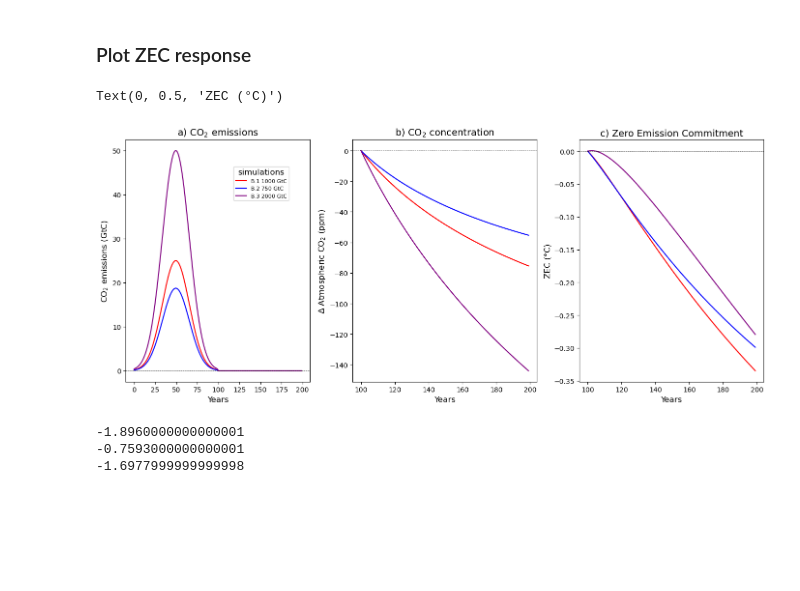
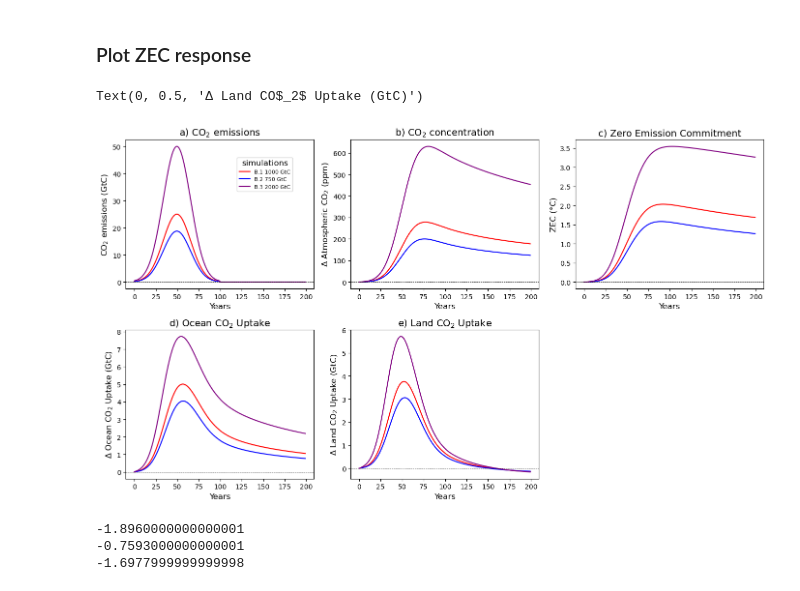
Before and after one commit to Matteo-Mastro/GWP_overshoot, a Jupyter notebook: Code/GWP_ACC2_ZECMIP.ipynb, the cells around one changed output. Saved outputs shown, nothing was run; the diff lists cells and outputs as text; code cells hidden in the pictures; blank space fills up the shorter version.

```diff
--- a/Code/GWP_ACC2_ZECMIP.ipynb
+++ b/Code/GWP_ACC2_ZECMIP.ipynb
@@ -111,56 +111,86 @@ Text(0, 0.5, 'GtC')
 ### Plot ZEC response
 # %%
 width_inch = 14
-height_inch = 6
+height_inch = 8
 fig = plt.figure(figsize=(width_inch, height_inch), tight_layout=True)
 
 ylabel = '°C'
 xlabel = 'Years'
 time = np.arange(0,501)
 
 # First Plot
 
-ax = fig.add_subplot(131)
+ax = fig.add_subplot(231)
 ax.plot(time[0:200],df_zec_b1.ANTCO2[0:200],label="B.1 1000 GtC", color="red", linewidth=1.5)
 ax.plot(time[0:200],df_zec_b2.ANTCO2[0:200],label="B.2 750 GtC", color="blue", linewidth=1.5)
 ax.plot(time[0:200],df_zec_b3.ANTCO2[0:200],label="B.3 2000 GtC", color="purple", linewidth=1.5)
 ax.axhline(0, linestyle = "dashed", color = "black", linewidth = 0.5, label='_nolegend_')
 ax.set_title('a) CO$_2$ emissions', size = 14)
 ax.set_xlabel(xlabel, size = 12)
 ax.set_ylabel("CO$_2$ emissions (GtC)", size = 12)
 ax.legend(title = "simulations", title_fontsize = 12,bbox_to_anchor=(0.9, 0.9),fontsize=8)
 
 # Second Plot
-dco2_b1 = (df_zec_b1.CONCO2 - df_zec_b1.CONCO2[100]) #[100:]
-dco2_b2 = (df_zec_b2.CONCO2 - df_zec_b2.CONCO2[100]) #[100:]
-dco2_b3 = (df_zec_b3.CONCO2 - df_zec_b3.CONCO2[100]) #[100:]
+dco2_b1 = (df_zec_b1.CONCO2 - df_zec_b1.CONCO2[0]) #[100:]
+dco2_b2 = (df_zec_b2.CONCO2 - df_zec_b2.CONCO2[0]) #[100:]
+dco2_b3 = (df_zec_b3.CONCO2 - df_zec_b3.CONCO2[0]) #[100:]
 
-ax = fig.add_subplot(132)
-ax.plot(time[100:200],dco2_b1[100:200],label="B.1 1000 GtC", color="red", linewidth=1.5)
-ax.plot(time[100:200],dco2_b2[100:200],label="B.2 750 GtC", color="blue", linewidth=1.5)
-ax.plot(time[100:200],dco2_b3[100:200],label="B.3 2000 GtC", color="purple", linewidth=1.5)
+ax = fig.add_subplot(232)
+ax.plot(time[0:200],dco2_b1[0:200],label="B.1 1000 GtC", color="red", linewidth=1.5)
+ax.plot(time[0:200],dco2_b2[0:200],label="B.2 750 GtC", color="blue", linewidth=1.5)
+ax.plot(time[0:200],dco2_b3[0:200],label="B.3 2000 GtC", color="purple", linewidth=1.5)
 ax.axhline(0, linestyle = "dashed", color = "black", linewidth = 0.5, label='_nolegend_')
 # ax.set_ylim(1,3.5)
 ax.set_title('b) CO$_2$ concentration', size = 14)
 ax.set_xlabel(xlabel, size = 12)
 ax.set_ylabel("\u0394 Atmospheric CO$_2$ (ppm)", size = 12)
 
-# Second Plot
-zec_b1 = (df_zec_b1.T2M - df_zec_b1.T2M[100]) #[100:]
-zec_b2 = (df_zec_b2.T2M - df_zec_b2.T2M[100]) #[100:]
-zec_b3 = (df_zec_b3.T2M - df_zec_b3.T2M[100]) #[100:]
+# Third Plot
+zec_b1 = (df_zec_b1.T2M - df_zec_b1.T2M[0]) #[100:]
+zec_b2 = (df_zec_b2.T2M - df_zec_b2.T2M[0]) #[100:]
+zec_b3 = (df_zec_b3.T2M - df_zec_b3.T2M[0]) #[100:]
 
-ax = fig.add_subplot(133)
-ax.plot(time[100:200],zec_b1[100:200],label="B.1 1000 GtC", color="red", linewidth=1.5)
-ax.plot(time[100:200],zec_b2[100:200],label="B.2 750 GtC", color="blue", linewidth=1.5)
-ax.plot(time[100:200],zec_b3[100:200],label="B.3 2000 GtC", color="purple", linewidth=1.5)
+ax = fig.add_subplot(233)
+ax.plot(time[0:200],zec_b1[0:200],label="B.1 1000 GtC", color="red", linewidth=1.5)
+ax.plot(time[0:200],zec_b2[0:200],label="B.2 750 GtC", color="blue", linewidth=1.5)
+ax.plot(time[0:200],zec_b3[0:200],label="B.3 2000 GtC", color="purple", linewidth=1.5)
 ax.axhline(0, linestyle = "dashed", color = "black", linewidth = 0.5, label='_nolegend_')
 ax.set_title('c) Zero Emission Commitment', size = 14)
 ax.set_xlabel(xlabel, size = 12)
 ax.set_ylabel("ZEC (°C)", size = 12)
+
+# Fourth Plot
+ocn_b1 = (df_zec_b1.OCNCO2UP - df_zec_b1.OCNCO2UP[0])
+ocn_b2 = (df_zec_b2.OCNCO2UP - df_zec_b2.OCNCO2UP[0])
+ocn_b3 = (df_zec_b3.OCNCO2UP - df_zec_b3.OCNCO2UP[0])
+
+ax = fig.add_subplot(234)
+ax.plot(time[0:200],ocn_b1[0:200],label="B.1 1000 GtC", color="red", linewidth=1.5)
+ax.plot(time[0:200],ocn_b2[0:200],label="B.2 750 GtC", color="blue", linewidth=1.5)
+ax.plot(time[0:200],ocn_b3[0:200],label="B.3 2000 GtC", color="purple", linewidth=1.5)
+ax.axhline(0, linestyle = "dashed", color = "black", linewidth = 0.5, label='_nolegend_')
+# ax.set_ylim(1,3.5)
+ax.set_title('d) Ocean CO$_2$ Uptake', size = 14)
+ax.set_xlabel(xlabel, size = 12)
+ax.set_ylabel("\u0394 Ocean CO$_2$ Uptake (GtC)", size = 12)
+
+# Fifth Plot
+lnd_b1 = (df_zec_b1.LNDCO2UP - df_zec_b1.LNDCO2UP[0])
+lnd_b2 = (df_zec_b2.LNDCO2UP - df_zec_b2.LNDCO2UP[0])
+lnd_b3 = (df_zec_b3.LNDCO2UP - df_zec_b3.LNDCO2UP[0])
+
+ax = fig.add_subplot(235)
+ax.plot(time[0:200],lnd_b1[0:200],label="B.1 1000 GtC", color="red", linewidth=1.5)
+ax.plot(time[0:200],lnd_b2[0:200],label="B.2 750 GtC", color="blue", linewidth=1.5)
+ax.plot(time[0:200],lnd_b3[0:200],label="B.3 2000 GtC", color="purple", linewidth=1.5)
+ax.axhline(0, linestyle = "dashed", color = "black", linewidth = 0.5, label='_nolegend_')
+# ax.set_ylim(1,3.5)
+ax.set_title('e) Land CO$_2$ Uptake', size = 14)
+ax.set_xlabel(xlabel, size = 12)
+ax.set_ylabel("\u0394 Land CO$_2$ Uptake (GtC)", size = 12)
 # %% [output]
-Text(0, 0.5, 'ZEC (°C)')
+Text(0, 0.5, 'Δ Land CO$_2$ Uptake (GtC)')
-[figure, old version]
+[figure, new version]
 # %%
 print(zec_b1.iloc[25]); print(zec_b2.iloc[50]); print((zec_b3.iloc[50]))
 # %% [output]
```
Also changed, not shown: 2 other files.
